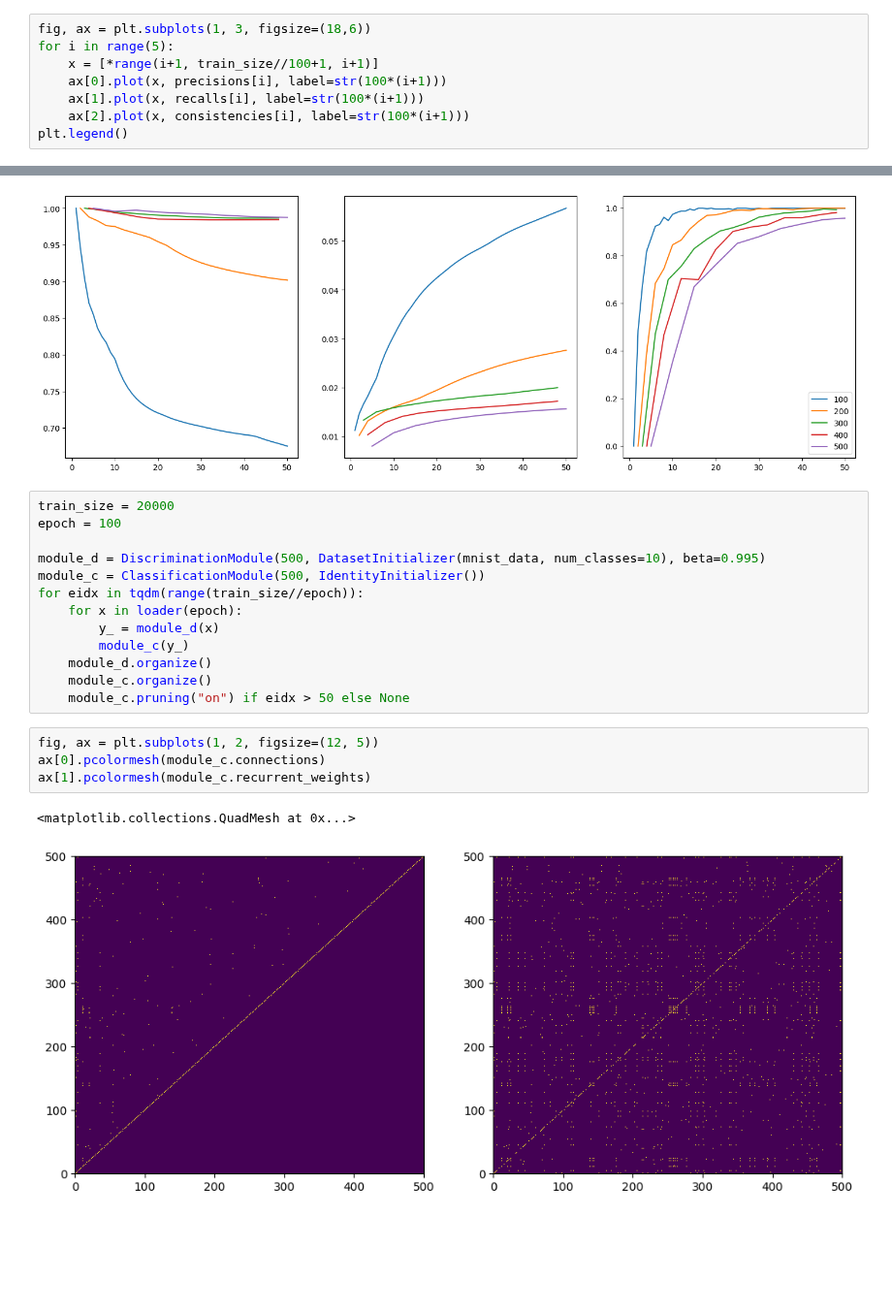
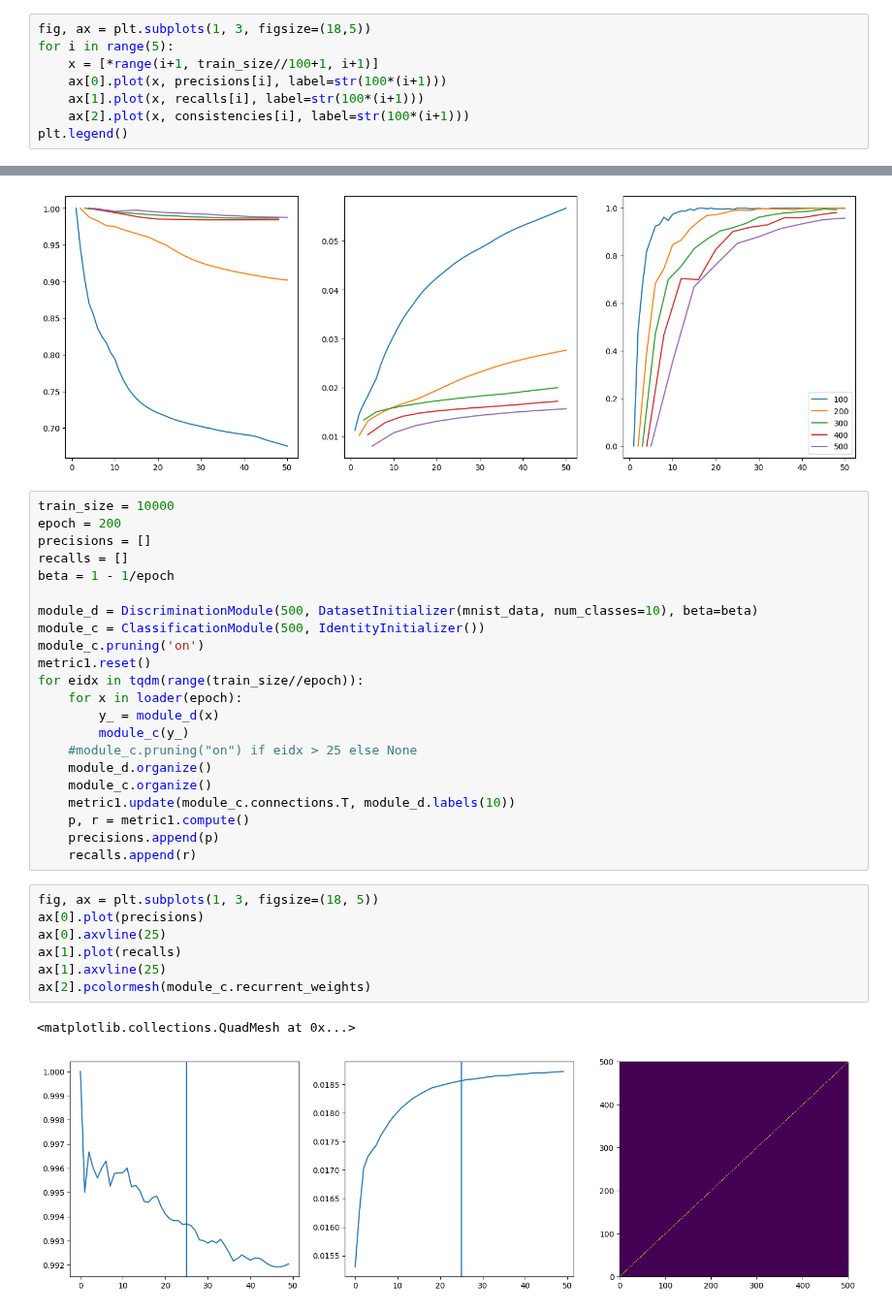
Before and after one commit to wormLove/DCNet, a Jupyter notebook: DCNet2.ipynb, the cells around one changed output, grey strips where cells are left out. Shown at 97% size. Cells and saved outputs as stored; diff of their text form; blank space fills up the shorter version.

Commit message:
pruning

```diff
--- a/DCNet2.ipynb
+++ b/DCNet2.ipynb
@@ -64,7 +64,7 @@ for epoch in range(100, 600, 100):
     metric1.reset()
     metric2.reset()
 # %%
-fig, ax = plt.subplots(1, 3, figsize=(18,6))
+fig, ax = plt.subplots(1, 3, figsize=(18,5))
 for i in range(5):
     x = [*range(i+1, train_size//100+1, i+1)]
     ax[0].plot(x, precisions[i], label=str(100*(i+1)))
@@ -75,22 +75,34 @@ plt.legend()
 <matplotlib.legend.Legend at 0x...>
 [figure]
 # %%
-train_size = 20000
-epoch = 100
+train_size = 10000
+epoch = 200
+precisions = []
+recalls = []
+beta = 1 - 1/epoch
 
-module_d = DiscriminationModule(500, DatasetInitializer(mnist_data, num_classes=10), beta=0.995)
+module_d = DiscriminationModule(500, DatasetInitializer(mnist_data, num_classes=10), beta=beta)
 module_c = ClassificationModule(500, IdentityInitializer())
+module_c.pruning('on')
+metric1.reset()
 for eidx in tqdm(range(train_size//epoch)):
     for x in loader(epoch):
         y_ = module_d(x)
         module_c(y_)
+    #module_c.pruning("on") if eidx > 25 else None
     module_d.organize()
     module_c.organize()
-    module_c.pruning("on") if eidx > 50 else None
+    metric1.update(module_c.connections.T, module_d.labels(10))
+    p, r = metric1.compute()
+    precisions.append(p)
+    recalls.append(r)
 # %%
-fig, ax = plt.subplots(1, 2, figsize=(12, 5))
-ax[0].pcolormesh(module_c.connections)
-ax[1].pcolormesh(module_c.recurrent_weights)
+fig, ax = plt.subplots(1, 3, figsize=(18, 5))
+ax[0].plot(precisions)
+ax[0].axvline(25)
+ax[1].plot(recalls)
+ax[1].axvline(25)
+ax[2].pcolormesh(module_c.recurrent_weights)
 # %% [output]
 <matplotlib.collections.QuadMesh at 0x...>
-[figure, old version]
+[figure, new version]
```
Also changed, not shown: parts of 5 cells of this notebook, 2 other files.
